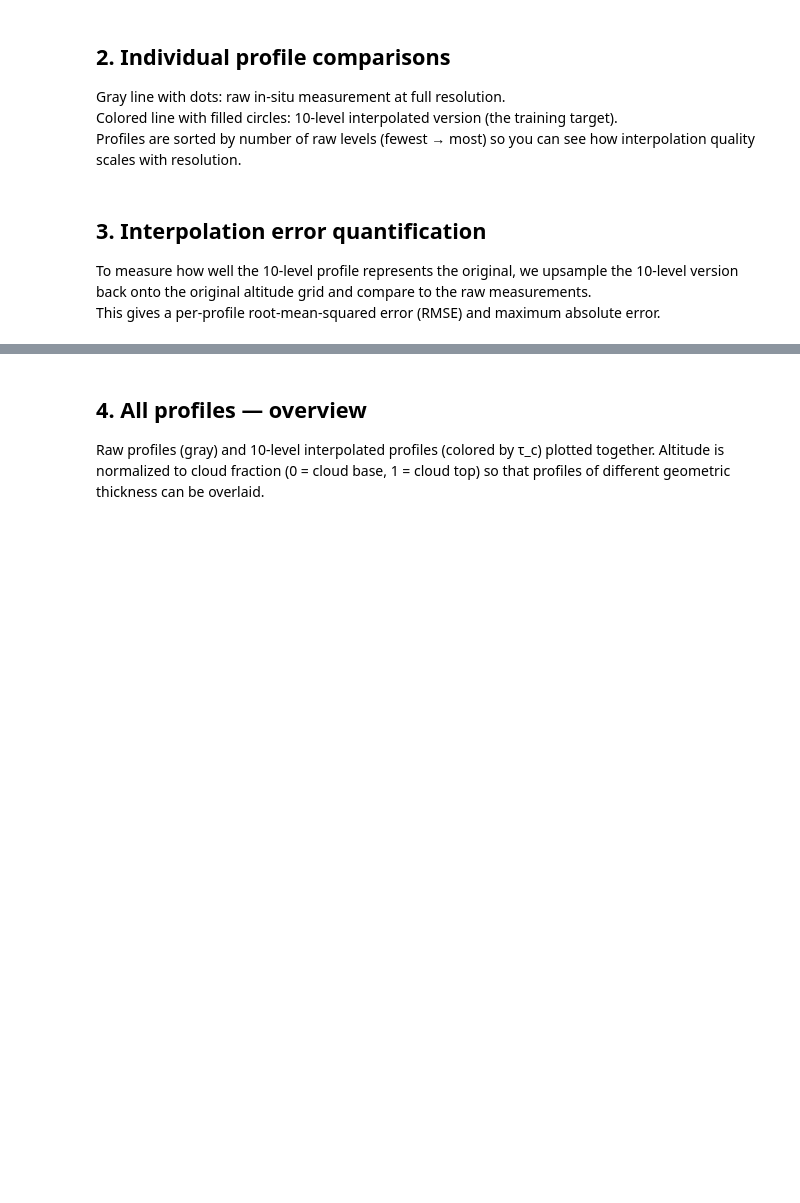
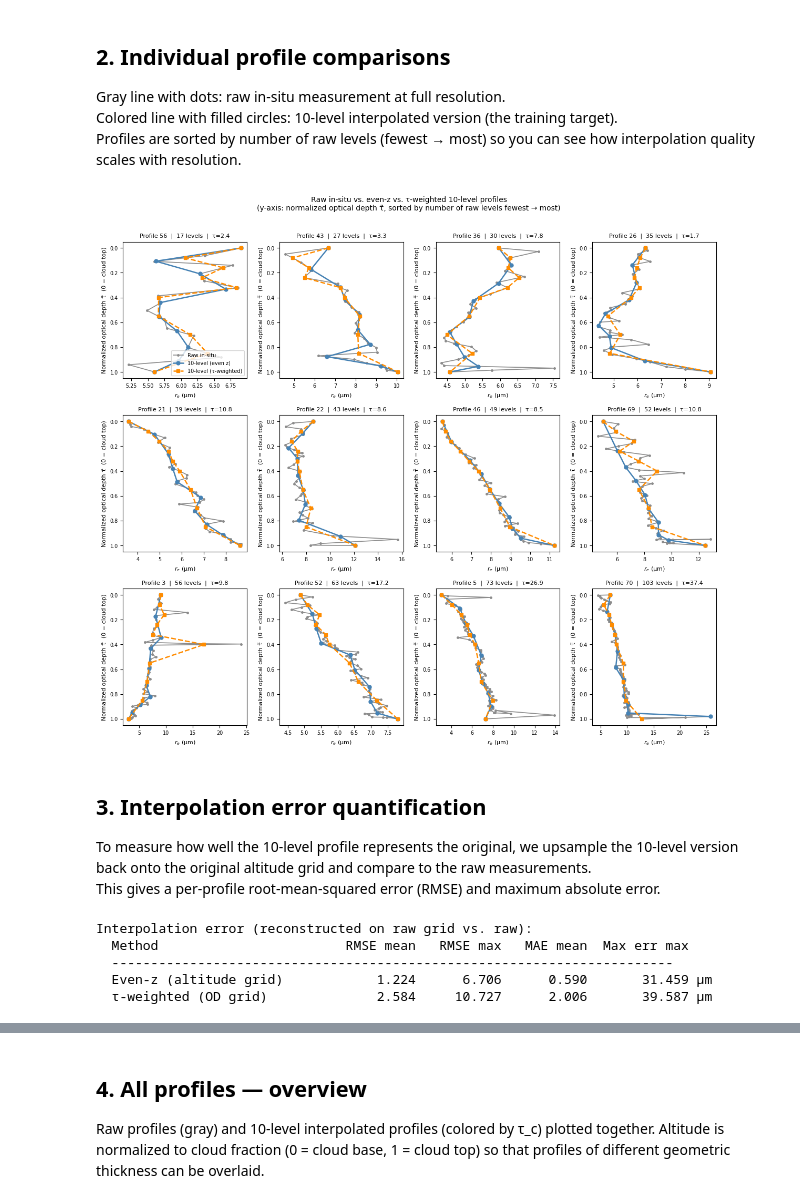
Before and after one commit to andrewjbuggee/Python-Research, a Jupyter notebook: lasp-CU-paper-3/04_profile_interpolation_analysis.ipynb, the cells around one changed output, grey strips where cells are left out. Drawn from its saved outputs; the diff is of its cells as text; code cells hidden in the pictures; blank space fills up the shorter version.

Commit message:
updates to profile interpolation analysis!

```diff
--- a/lasp-CU-paper-3/04_profile_interpolation_analysis.ipynb
+++ b/lasp-CU-paper-3/04_profile_interpolation_analysis.ipynb
@@ -193,7 +199,7 @@ Profiles are sorted by number of raw levels (fewest → most) so you can see how
 # ── Plotting options ───────────────────────────────────────────────────────────
 # 'z'   — y-axis is altitude (km); cloud top at top of plot (higher km value)
 # 'tau' — y-axis is normalized optical depth τ̃ ∈ [0,1]; τ̃=0 (cloud top) at top
-PLOT_SPACE = 'z'
+PLOT_SPACE = 'tau'
 
 # Sort profiles by number of raw levels so the grid shows a range of complexities
 sort_idx = np.argsort(n_levels_each)
@@ -242,33 +248,35 @@ for ax, idx in zip(axes, show_idx):
     # Evenly-spaced altitude interpolation
     ax.plot(re_10, y_10, color='steelblue', linewidth=1.8,
             marker='o', markersize=5, label=f'{N_LEVELS}-level (even z)')
 
     # τ-weighted non-uniform interpolation
     ax.plot(re_tau, y_tau_plot, color='darkorange', linewidth=1.8,
             marker='s', markersize=5, linestyle='--',
             label=f'{N_LEVELS}-level (τ-weighted)')
 
     if invert_y:
         ax.invert_yaxis()
 
     n_lev = n_levels_each[idx]
     ax.set_title(f'Profile {idx+1}  |  {n_lev} levels  |  τ={tau_c_all[idx]:.1f}',
                  fontsize=8)
     ax.set_xlabel('$r_e$ (μm)', fontsize=8)
     ax.set_ylabel(ylabel, fontsize=8)
     ax.tick_params(labelsize=7)
 
 axes[0].legend(fontsize=7, loc='lower right')
 
 for ax in axes[N_SHOW:]:
     ax.set_visible(False)
 
 space_label = 'altitude' if PLOT_SPACE == 'z' else 'normalized optical depth τ̃'
 fig.suptitle(f'Raw in-situ vs. even-z vs. τ-weighted 10-level profiles\n'
              f'(y-axis: {space_label}, sorted by number of raw levels fewest → most)',
              fontsize=10, y=1.01)
 fig.tight_layout()
 plt.show()
+# %% [output]
+[figure, added]
 # %% [markdown]
 ## 3. Interpolation error quantification
 
@@ -317,6 +325,12 @@ print(f'  {"Method":<28} {"RMSE mean":>10} {"RMSE max":>10} {"MAE mean":>10} {"M
 print(f'  {"-"*72}')
 print(f'  {"Even-z (altitude grid)":<28} {rmse_all.mean():>10.3f} {rmse_all.max():>10.3f} {mae_all.mean():>10.3f} {maxerr_all.max():>12.3f} μm')
 print(f'  {"τ-weighted (OD grid)":<28} {rmse_tau_all.mean():>10.3f} {rmse_tau_all.max():>10.3f} {mae_tau_all.mean():>10.3f} {maxerr_tau_all.max():>12.3f} μm')
+# %% [output]
+Interpolation error (reconstructed on raw grid vs. raw):
+  Method                        RMSE mean   RMSE max   MAE mean  Max err max
+  ------------------------------------------------------------------------
+  Even-z (altitude grid)            1.224      6.706      0.590       31.459 μm
+  τ-weighted (OD grid)              2.584     10.727      2.006       39.587 μm
 # %%
 fig, axes = plt.subplots(1, 3, figsize=(13, 3.5))
 
```
Also changed, not shown: parts of 7 cells of this notebook.
